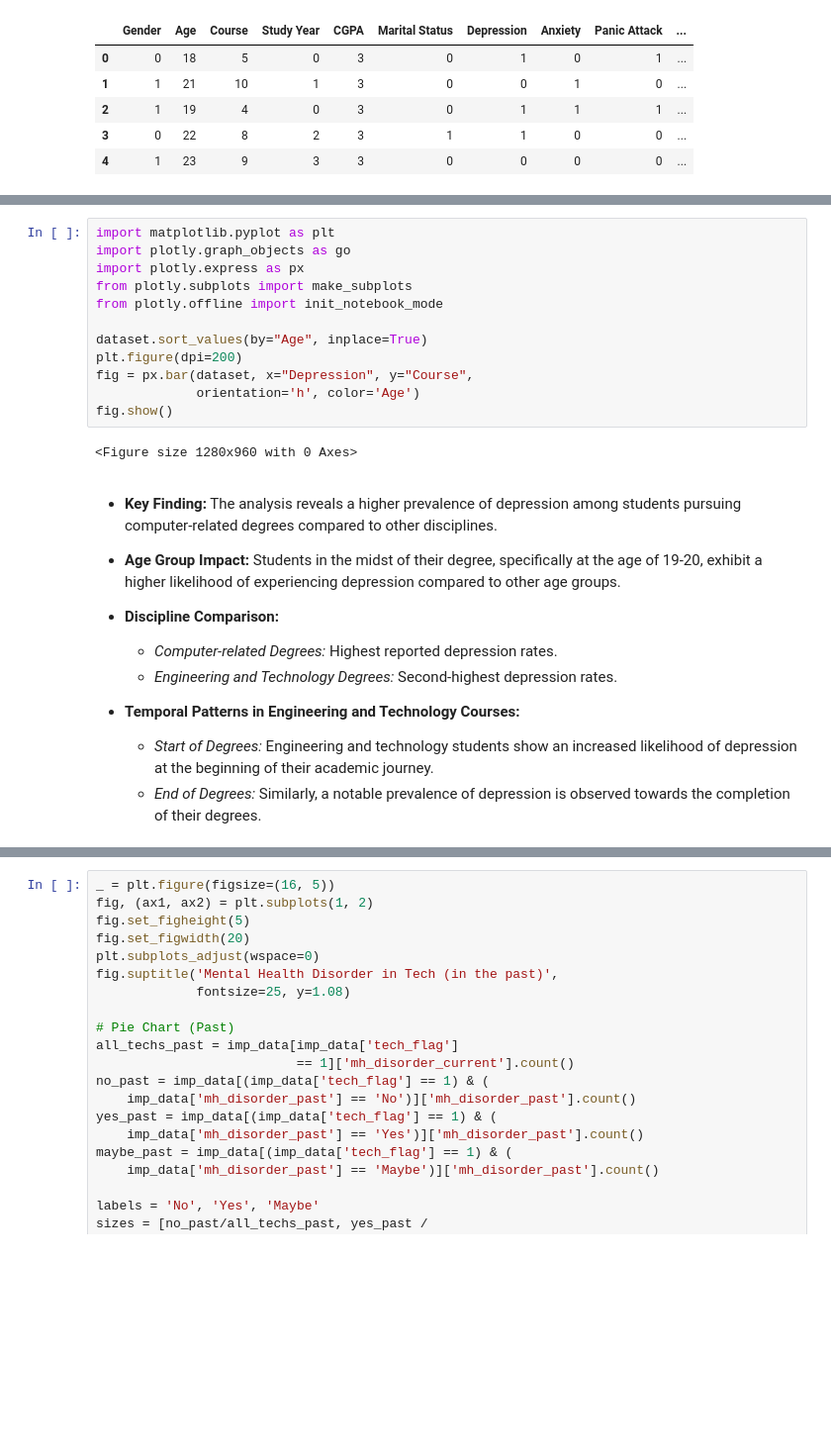
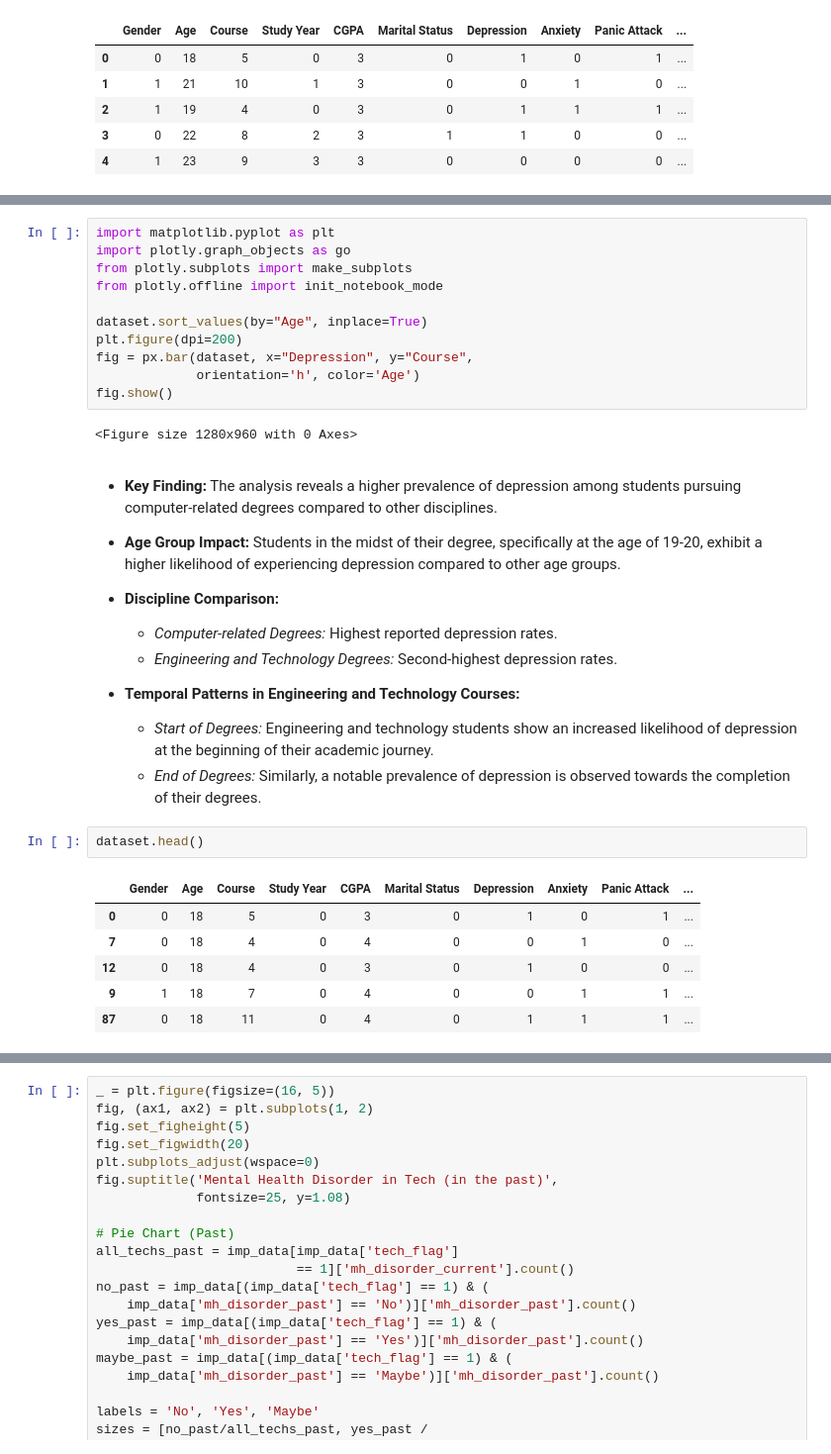
Before and after one commit to Saifix/Mental-Health---Deep-Learning, a Jupyter notebook: Main.ipynb, the cells around one changed output, grey strips where cells are left out. Shown: that part at 99% size. Cells and saved outputs as stored; diff of their text form; blank space fills up the shorter version.

```diff
--- a/Main.ipynb
+++ b/Main.ipynb
@@ -297,7 +312,6 @@ dataset.head()
 # %%
 import matplotlib.pyplot as plt
 import plotly.graph_objects as go
-import plotly.express as px
 from plotly.subplots import make_subplots
 from plotly.offline import init_notebook_mode
 
@@ -314,10 +328,20 @@ fig.show()
 - **Age Group Impact:** Students in the midst of their degree, specifically at the age of 19-20, exhibit a higher likelihood of experiencing depression compared to other age groups.
 
 - **Discipline Comparison:**
-  - *Computer-related Degrees:* Highest reported depression rates.
-  - *Engineering and Technology Degrees:* Second-highest depression rates.
+
+  - _Computer-related Degrees:_ Highest reported depression rates.
+  - _Engineering and Technology Degrees:_ Second-highest depression rates.
 
 - **Temporal Patterns in Engineering and Technology Courses:**
-  - *Start of Degrees:* Engineering and technology students show an increased likelihood of depression at the beginning of their academic journey.
-  - *End of Degrees:* Similarly, a notable prevalence of depression is observed towards the completion of their degrees.
+  - _Start of Degrees:_ Engineering and technology students show an increased likelihood of depression at the beginning of their academic journey.
+  - _End of Degrees:_ Similarly, a notable prevalence of depression is observed towards the completion of their degrees.
+# %%
+dataset.head()
+# %% [output]
+|  | Gender | Age | Course | Study Year | CGPA | Marital Status | Depression | Anxiety | Panic Attack | ... |
+| 0 | 0 | 18 | 5 | 0 | 3 | 0 | 1 | 0 | 1 | ... |
+| 7 | 0 | 18 | 4 | 0 | 4 | 0 | 0 | 1 | 0 | ... |
+| 12 | 0 | 18 | 4 | 0 | 3 | 0 | 1 | 0 | 0 | ... |
+| 9 | 1 | 18 | 7 | 0 | 4 | 0 | 0 | 1 | 1 | ... |
+| 87 | 0 | 18 | 11 | 0 | 4 | 0 | 1 | 1 | 1 | ... |
 # %%
```
Also changed, not shown: parts of 3 cells of this notebook.
